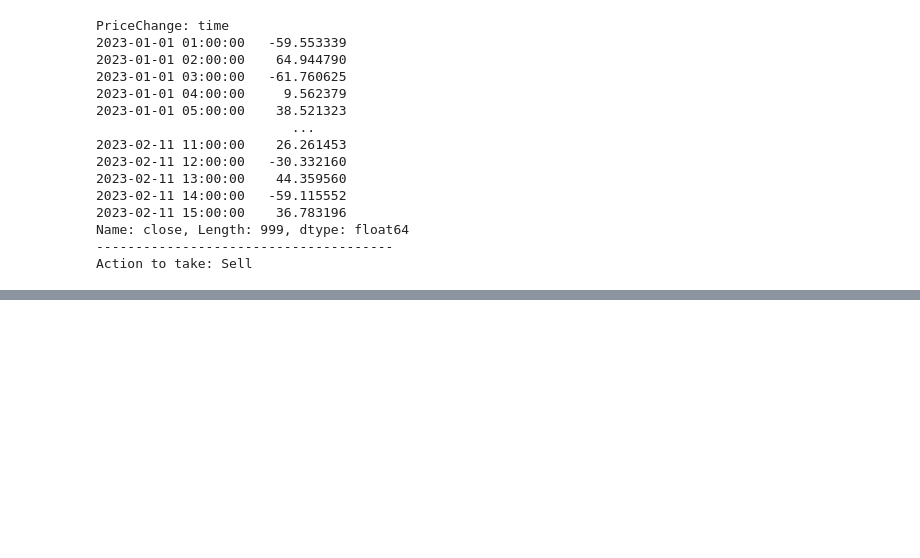
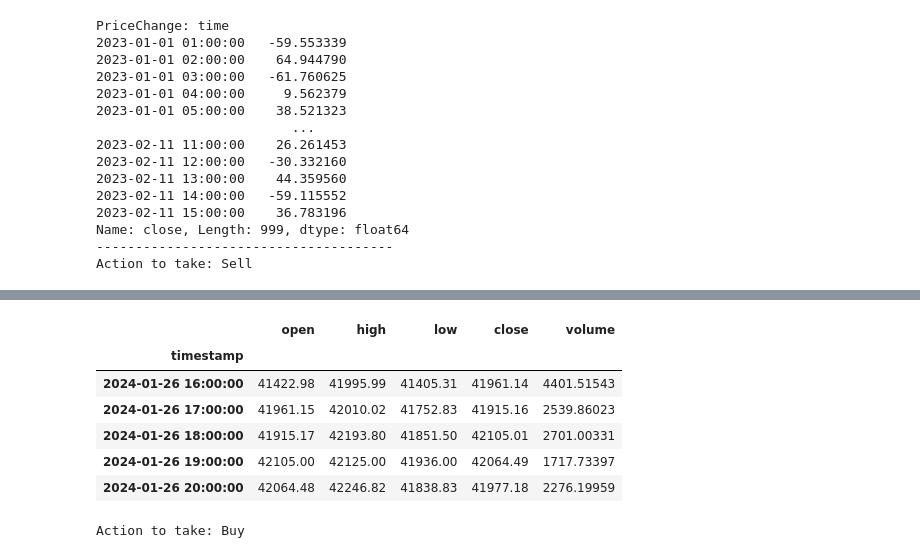
Before and after one commit to bakaibaiazbekov/QC_bot, a Jupyter notebook: QC Bot.ipynb, the cells around one changed output, grey strips where cells are left out. Cells and saved outputs as stored; diff of their text form; code cells hidden in the pictures; blank space fills up the shorter version.

```diff
--- a/QC Bot.ipynb
+++ b/QC Bot.ipynb
@@ -220,0 +259,15 @@ Action to take: Sell
+# %%
+# Convert the data into a DataFrame
+columns = ['timestamp', 'open', 'high', 'low', 'close', 'volume']
+df = pd.DataFrame(ohlcvs, columns=columns)
+df['timestamp'] = pd.to_datetime(df['timestamp'], unit='ms')  # Convert timestamp to datetime format
+df.set_index('timestamp', inplace=True)  # Set timestamp as the index
+df.head()
+# %% [output]
+|  | open | high | low | close | volume |
+| timestamp |  |  |  |  |  |
+| 2024-01-26 16:00:00 | 41422.98 | 41995.99 | 41405.31 | 41961.14 | 4401.51543 |
+| 2024-01-26 17:00:00 | 41961.15 | 42010.02 | 41752.83 | 41915.16 | 2539.86023 |
+| 2024-01-26 18:00:00 | 41915.17 | 42193.80 | 41851.50 | 42105.01 | 2701.00331 |
+| 2024-01-26 19:00:00 | 42105.00 | 42125.00 | 41936.00 | 42064.49 | 1717.73397 |
+| 2024-01-26 20:00:00 | 42064.48 | 42246.82 | 41838.83 | 41977.18 | 2276.19959 |
@@ -220,0 +294,12 @@ Action to take: Sell
+# %%
+# Define bot parameters
+delta_volume_window = 20
+threshold = 0.5  # Adjust this threshold as per your strategy
+
+# Instantiate the DeltaVolumeBot
+bot = DeltaVolumeBot(symbol, delta_volume_window, threshold)
+# Test the DeltaVolumeBot
+action = bot.DeltaVolumeTrading(df)
+print("Action to take:", action)
+# %% [output]
+Action to take: Buy
```
Also changed, not shown: parts of 7 cells of this notebook.
